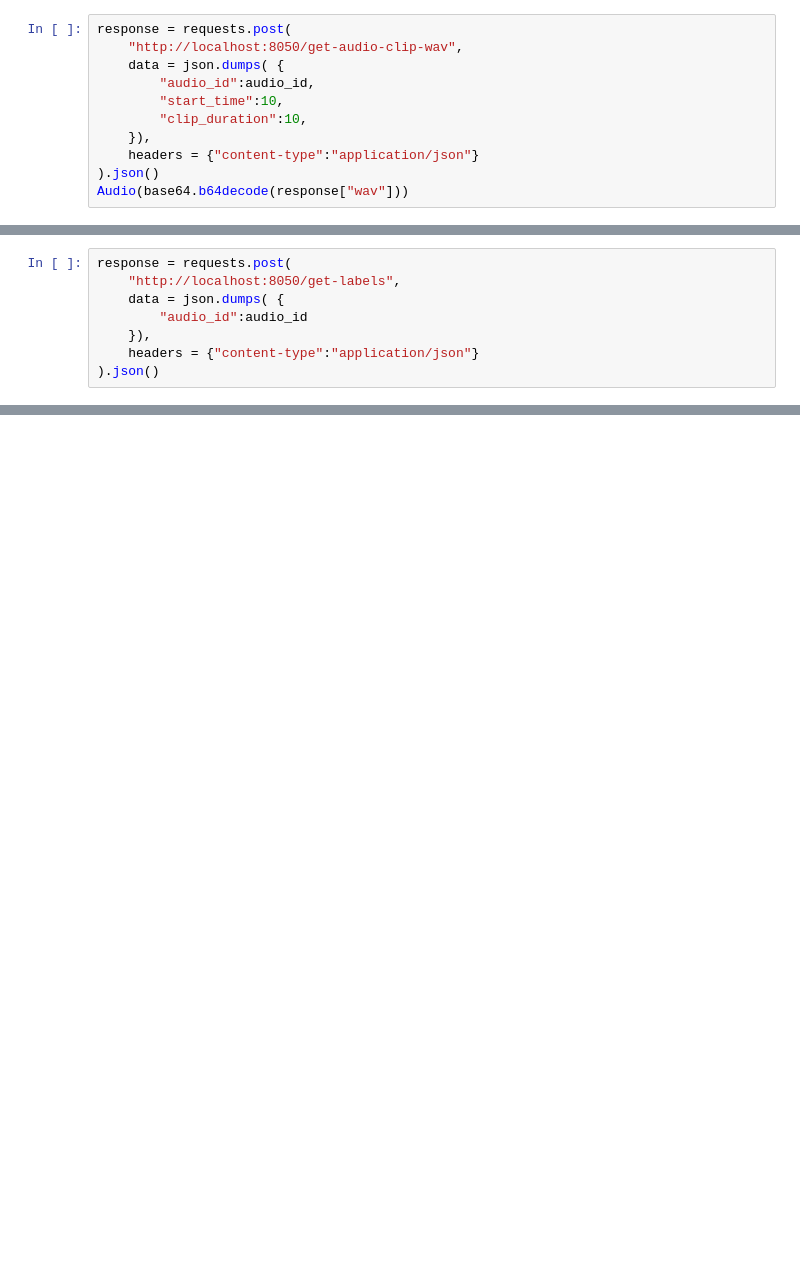
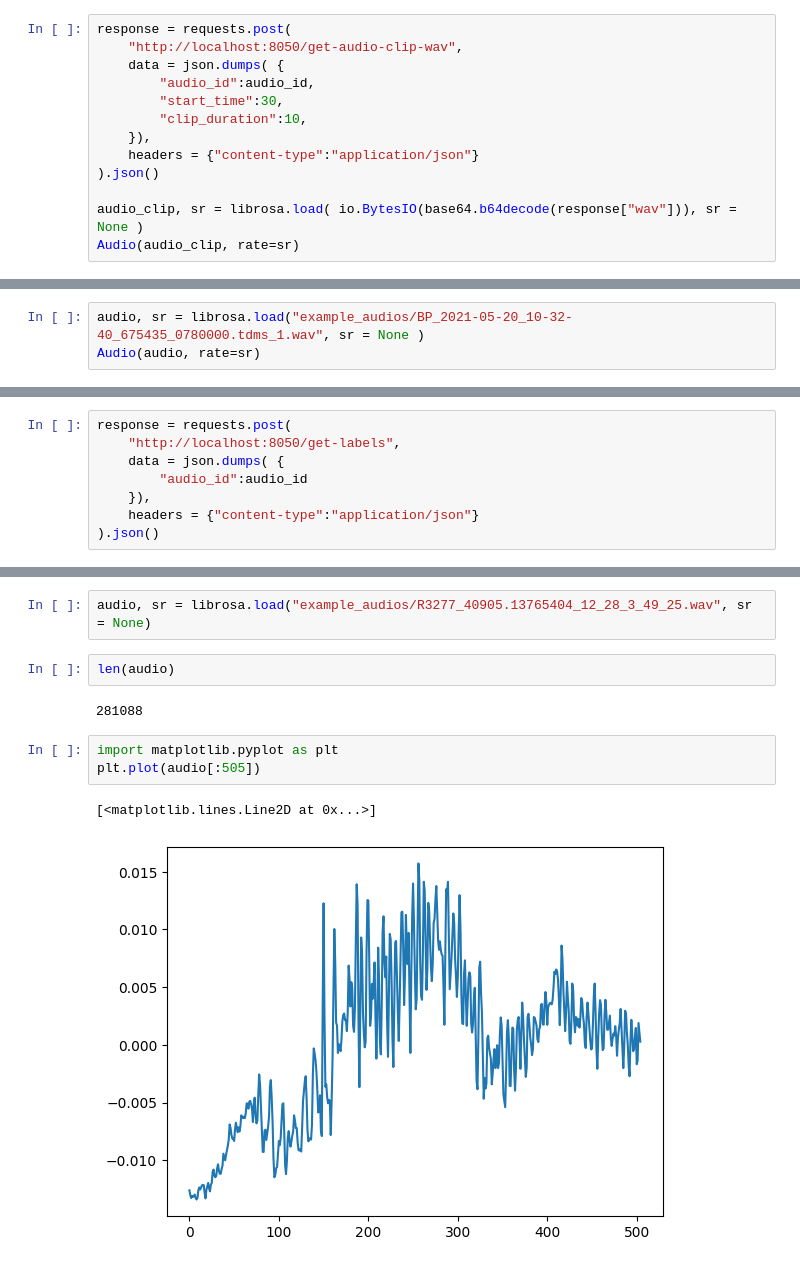
Before and after one commit to nccratliri-ml-wp/vocal-annotation-backend, a Jupyter notebook: Debug.ipynb, the cells around one changed output, grey strips where cells are left out. Saved outputs shown, nothing was run; the diff lists cells and outputs as text; blank space fills up the shorter version.

```diff
--- a/Debug.ipynb
+++ b/Debug.ipynb
@@ -21,11 +49,16 @@ response = requests.post(
     "http://localhost:8050/get-audio-clip-wav",
     data = json.dumps( {
         "audio_id":audio_id,
-        "start_time":10,
+        "start_time":30,
         "clip_duration":10,
     }),
     headers = {"content-type":"application/json"}
 ).json()
-Audio(base64.b64decode(response["wav"]))
+
+audio_clip, sr = librosa.load( io.BytesIO(base64.b64decode(response["wav"])), sr = None )
+Audio(audio_clip, rate=sr)
 # %% [output]
 [interactive output not drawn]
+# %%
+audio, sr = librosa.load("example_audios/BP_2021-05-20_10-32-40_675435_0780000.tdms_1.wav", sr = None )
+Audio(audio, rate=sr)
@@ -94,0 +187,12 @@ response["audio_duration"]
+# %%
+audio, sr = librosa.load("example_audios/R3277_40905.13765404_12_28_3_49_25.wav", sr = None)
+# %%
+len(audio)
+# %% [output]
+281088
+# %%
+import matplotlib.pyplot as plt
+plt.plot(audio[:505])
+# %% [output]
+[<matplotlib.lines.Line2D at 0x...>]
+[figure, added]
```
Also changed, not shown: parts of 31 cells of this notebook, 2 other files.
